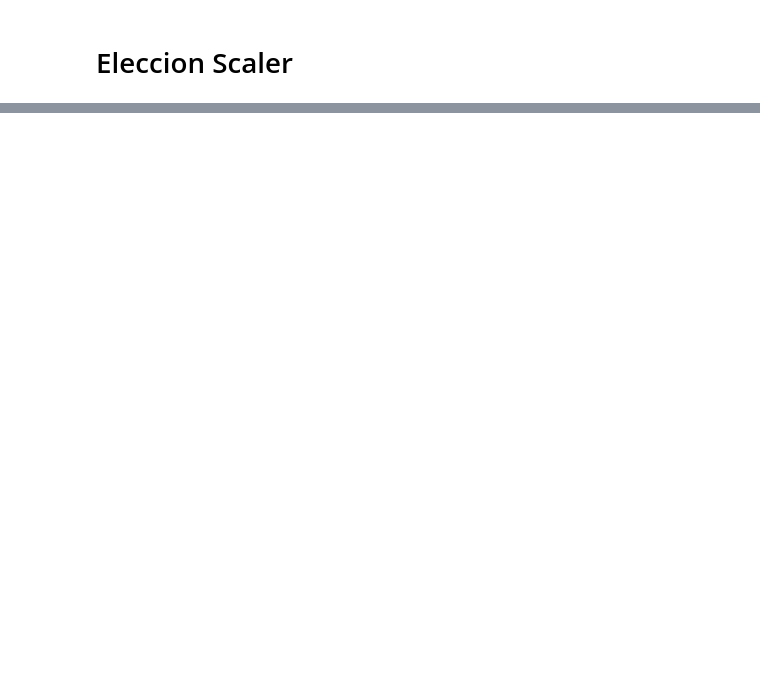
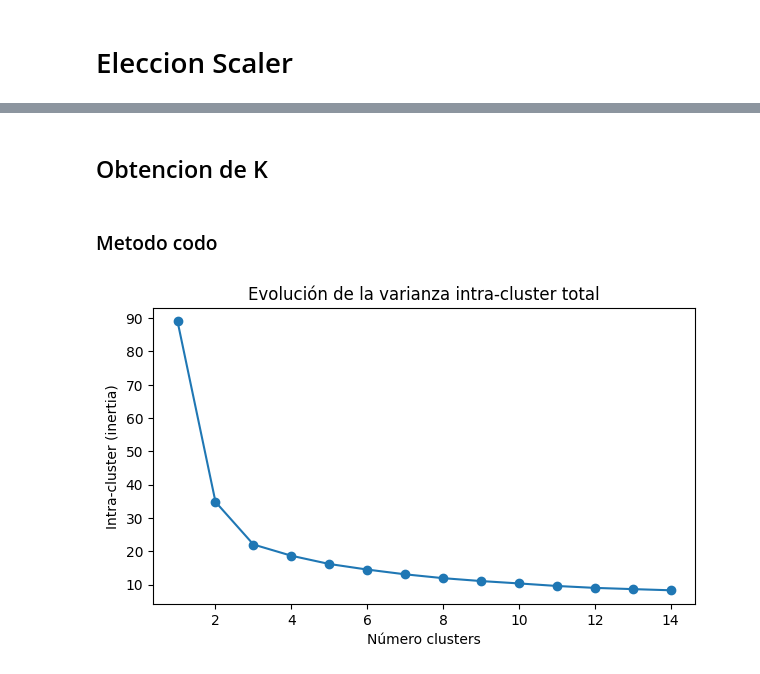
Before and after one commit to 100495699/Clustering_, a Jupyter notebook: Clustering.ipynb, the cells around one changed output, grey strips where cells are left out. Drawn from its saved outputs; the diff is of its cells as text; code cells hidden in the pictures; blank space fills up the shorter version.

```diff
--- a/Clustering.ipynb
+++ b/Clustering.ipynb
@@ -79,0 +83,37 @@ plt.show()
+# %%
+from sklearn.cluster import KMeans
+
+# No usar la columna clase
+dataset_kmeans = dataset.copy()
+dataset_kmeans = dataset_kmeans.drop(columns=["clase"])
+# y = dataset["clase"] # Definida en el bloque anterior
+
+# Escalado de datos
+pipeline = Pipeline([
+    ('scaler', MinMaxScaler())
+])
+X_kmeans_scaled = pipeline.fit_transform(dataset_kmeans)
+# %% [markdown]
+## Obtencion de K
+# %% [markdown]
+### Metodo codo
+# %%
+range_n_clusters = range(1, 15)
+inertias = []
+
+for n_clusters in range_n_clusters:
+    modelo_kmeans = KMeans(
+        n_clusters   = n_clusters,
+        n_init       = 20,
+        random_state = 42
+    )
+    modelo_kmeans.fit(X_kmeans_scaled)
+    inertias.append(modelo_kmeans.inertia_)
+
+fig, ax = plt.subplots(1, 1, figsize=(7, 3.84))
+ax.plot(range_n_clusters, inertias, marker='o')
+ax.set_title("Evolución de la varianza intra-cluster total")
+ax.set_xlabel('Número clusters')
+ax.set_ylabel('Intra-cluster (inertia)');
+# %% [output]
+[figure, added]
```
Also changed, not shown: parts of 17 cells of this notebook.
